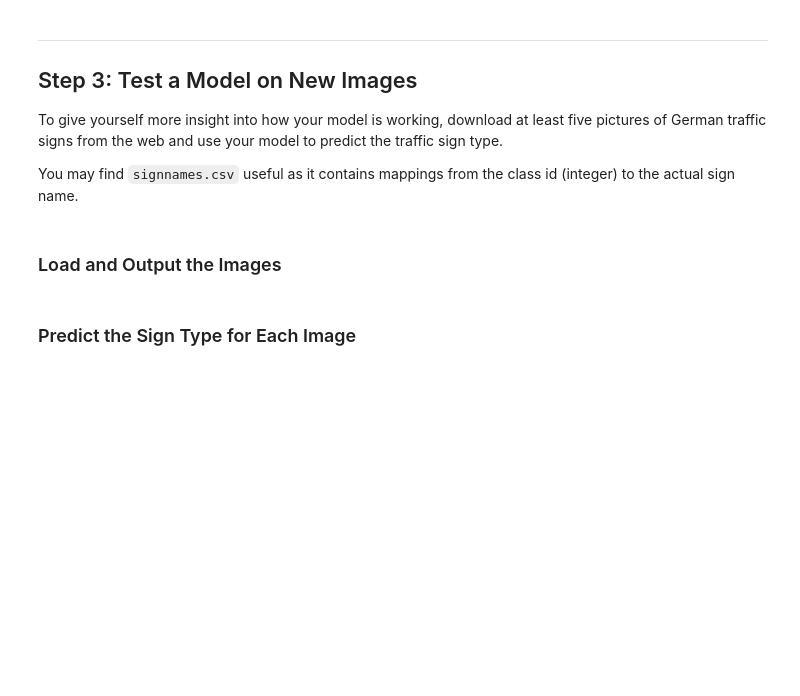
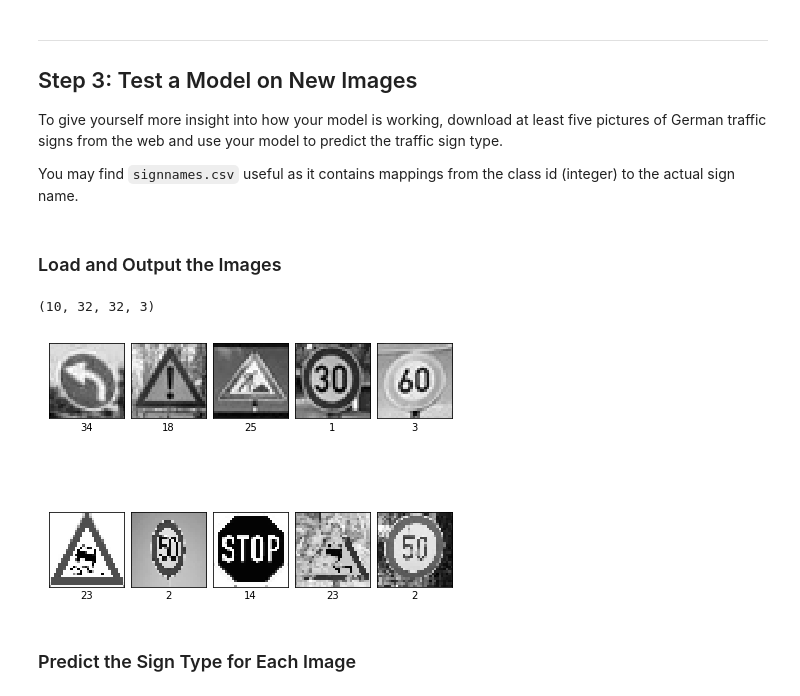
Before and after one commit to vishalrangras/CarND-Traffic-Sign-Classifier-Project, a Jupyter notebook: Traffic_Sign_Classifier.ipynb, the cells around one changed output. Drawn from its saved outputs; the diff is of its cells as text; code cells hidden in the pictures; blank space fills up the shorter version.

Commit message:
Upadated code for internet images

```diff
--- a/Traffic_Sign_Classifier.ipynb
+++ b/Traffic_Sign_Classifier.ipynb
@@ -506,7 +495,9 @@ with tf.Session() as sess:
     print("Train Accuracy = {:.3f}".format(Train_accuracy))
 # %%
 with tf.Session() as sess:
-    saver.restore(sess, tf.train.latest_checkpoint('.'))
-
+    sess.run(tf.global_variables_initializer())
+    saver = tf.train.import_meta_graph('./lenet.meta')
+    saver.restore(sess, "./lenet")
+    print("Lenet Model restored...")
     test_accuracy = evaluate(X_test, y_test)
     print("Test Accuracy = {:.3f}".format(test_accuracy))
@@ -520,16 +575,43 @@ To give yourself more insight into how your model is working, download at least
 You may find `signnames.csv` useful as it contains mappings from the class id (integer) to the actual sign name.
 # %% [markdown]
 ### Load and Output the Images
-# %%
-### Load the images and plot them here.
-### Feel free to use as many code cells as needed.
-
-
-import os
-
-for filename in os.listdir("internet_images/"):
-   img = mpimg.imread(os.path.join("internet_images/",filename))
-   plt.imshow(img)
+# %%
+### Load the images and plot them here.
+### Feel free to use as many code cells as needed.
+
+
+%matplotlib inline
+import matplotlib.pyplot as plt
+import matplotlib.image as mpimg
+import matplotlib
+import numpy as np
+import cv2
+import os
+
+internet_images = []
+for filename in os.listdir("internet_images/"):
+    image = mpimg.imread(os.path.join("internet_images", filename))
+    image = cv2.resize(image, (32, 32))
+    internet_images.append(np.array(image))
+
+internet_images = np.asarray(internet_images)
+print (internet_images.shape)
+internet_images = grayscale(internet_images)
+y_internet = [34, 18, 25, 1, 3, 23, 2, 14, 23, 2]
+y_internet = np.asarray(y_internet)
+
+sample_frame_2 = plt.figure(figsize=(6,6))
+axes = []
+for i in range(0, len(internet_images)):
+    axis_2 = sample_frame_2.add_subplot(2,5,i+1)
+    axis_2.set_xlabel(y_internet[i])
+    plt.xticks(np.array([]))
+    plt.yticks(np.array([]))
+    axis_2.imshow(internet_images[i].squeeze(),cmap='gray')
+plt.tight_layout(h_pad=0, w_pad=0)
+# %% [output]
+(10, 32, 32, 3)
+[figure, added]
 # %% [markdown]
 ### Predict the Sign Type for Each Image
 # %%
```
Also changed, not shown: parts of 14 cells of this notebook.
